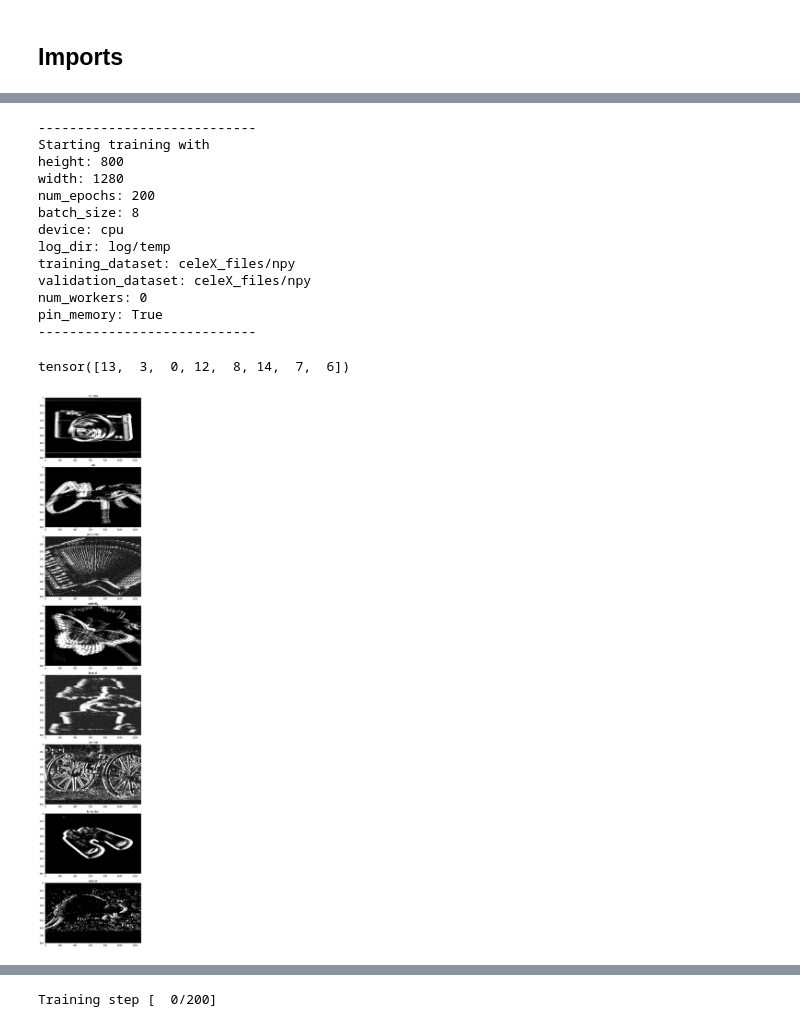
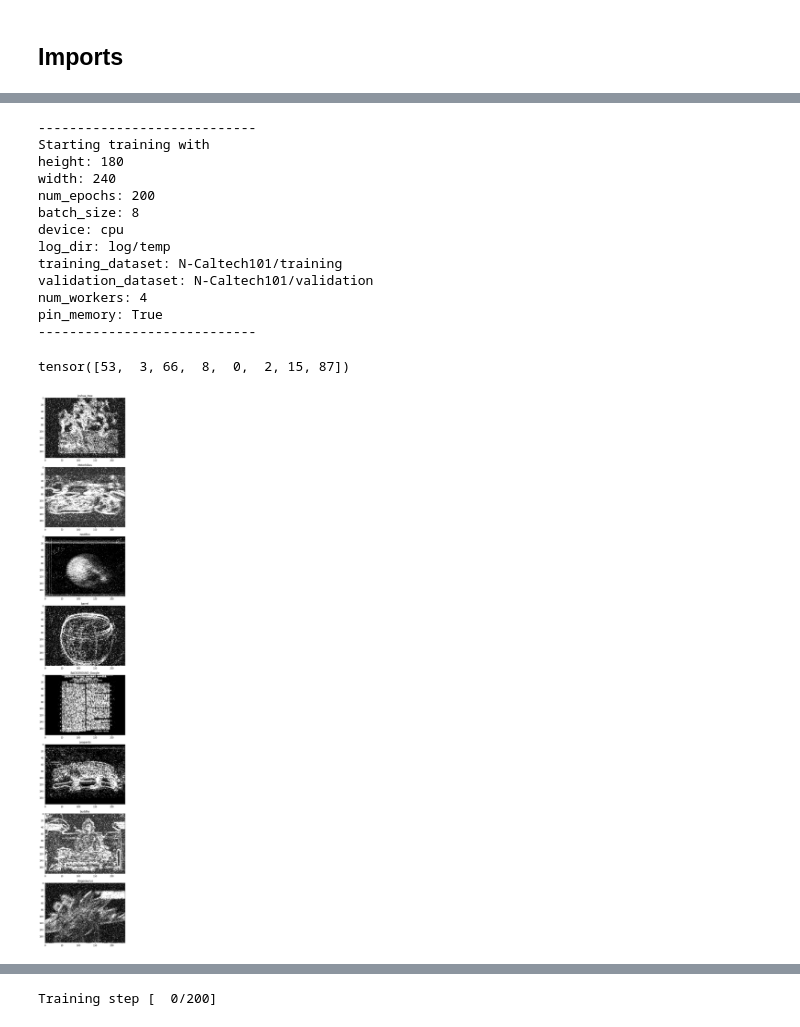
Before and after one commit to uzh-rpg/rpg_event_representation_learning, a Jupyter notebook: main.ipynb, the cells around one changed output, grey strips where cells are left out. Cells and saved outputs as stored; diff of their text form; code cells hidden in the pictures.

```diff
--- a/main.ipynb
+++ b/main.ipynb
@@ -40,11 +40,16 @@ Seed: 1586742628
 # %%
 class FLAGS:
-    # validation_dataset = 'N-Caltech101/validation'
-    validation_dataset = 'celeX_files/npy'
-    # training_dataset = 'N-Caltech101/training'
-    training_dataset = 'celeX_files/npy'
-    height = 800
-    width = 1280
+    # To use N-Caltech101 data, uncomment 4 lines below
+    validation_dataset = 'N-Caltech101/validation'
+    training_dataset = 'N-Caltech101/training'
+    height = 180
+    width = 240
+    # To use celeX data, uncomment 4 lines below
+    # validation_dataset = 'celeX_files/npy'
+    # training_dataset = 'celeX_files/npy'
+    # height = 800
+    # width = 1280
+
     log_dir = 'log/temp'
     device = 'cuda'
     num_workers = 4
@@ -95,42 +100,42 @@ elif optimizerSelect == 'adam':
 # %% [output]
 ----------------------------
 Starting training with
-height: 800
-width: 1280
+height: 180
+width: 240
 num_epochs: 200
 batch_size: 8
 device: cpu
 log_dir: log/temp
-training_dataset: celeX_files/npy
-validation_dataset: celeX_files/npy
-num_workers: 0
+training_dataset: N-Caltech101/training
+validation_dataset: N-Caltech101/validation
+num_workers: 4
 pin_memory: True
 ----------------------------
 # %%
 """ Visualization of training set """
 itr = iter(validation_loader)
 events, labels = next(itr)
 model.setMode(0)
 preprocessed = model.quantization_layer.forward(events)
 preprocessed = model.crop_and_resize_to_resolution(preprocessed, dim)
-preprocessed = model.medianFilter(preprocessed)
+# preprocessed = model.medianFilter(preprocessed)
 preprocessed = preprocessed.cpu().numpy()
 
 print(labels)
 
 fig = plt.figure(figsize=(18, 36))
 ax = []
 rows = 8
 columns = 1
 for i in range(rows * columns):
     ax.append( fig.add_subplot(rows, columns, i+1))
     ax[-1].set_title( datasetClasses[ labels[i].item()])
     plt.imshow(preprocessed[i][0], cmap='gray', vmin=0, vmax=1)
 plt.tight_layout()
 plt.show()
 # %% [output]
-tensor([13,  3,  0, 12,  8, 14,  7,  6])
+tensor([53,  3, 66,  8,  0,  2, 15, 87])
-[figure, old version]
+[figure, new version]
 # %%
 """ Visualization of validation set """
 itr = iter(validation_loader)
```
Also changed, not shown: parts of 4 cells of this notebook, 30 other files.
